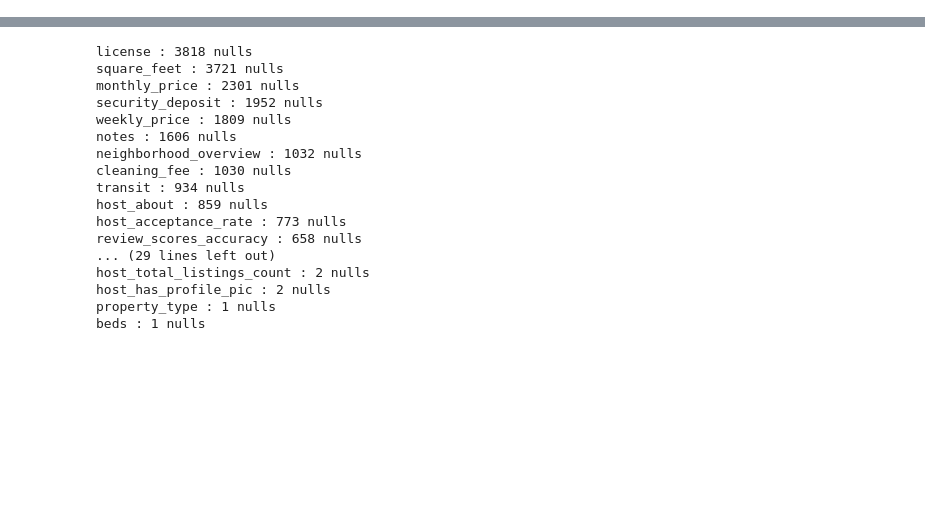
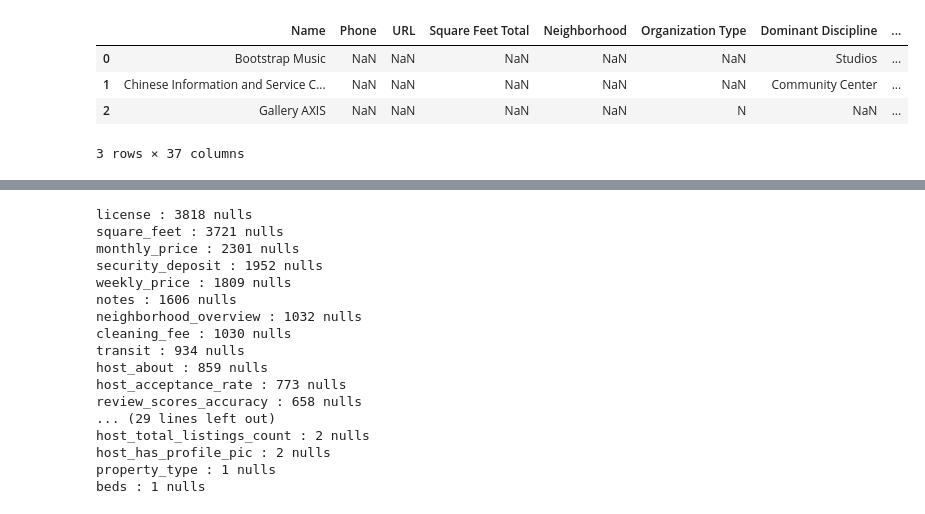
Before and after one commit to julionovoa/airbnb-seattle, a Jupyter notebook: airbnb-seattle.ipynb, the cells around one changed output, grey strips where cells are left out. Drawn from its saved outputs; the diff is of its cells as text; code cells hidden in the pictures; blank space fills up the shorter version.

Commit message:
cultural sites dataset was added

```diff
--- a/airbnb-seattle.ipynb
+++ b/airbnb-seattle.ipynb
@@ -43,0 +49,9 @@ Index(['id', 'listing_url', 'scrape_id', 'last_scraped', 'name', 'summary',
+# %%
+cultural = pd.read_csv('data/Seattle_Cultural_Space_Inventory.csv')
+cultural.head(3)
+# %% [output]
+|  | Name | Phone | URL | Square Feet Total | Neighborhood | Organization Type | Dominant Discipline | ... |
+| 0 | Bootstrap Music | NaN | NaN | NaN | NaN | NaN | Studios | ... |
+| 1 | Chinese Information and Service C... | NaN | NaN | NaN | NaN | NaN | Community Center | ... |
+| 2 | Gallery AXIS | NaN | NaN | NaN | NaN | N | NaN | ... |
+3 rows × 37 columns
```
Also changed, not shown: parts of 7 cells of this notebook, 1 other file.
